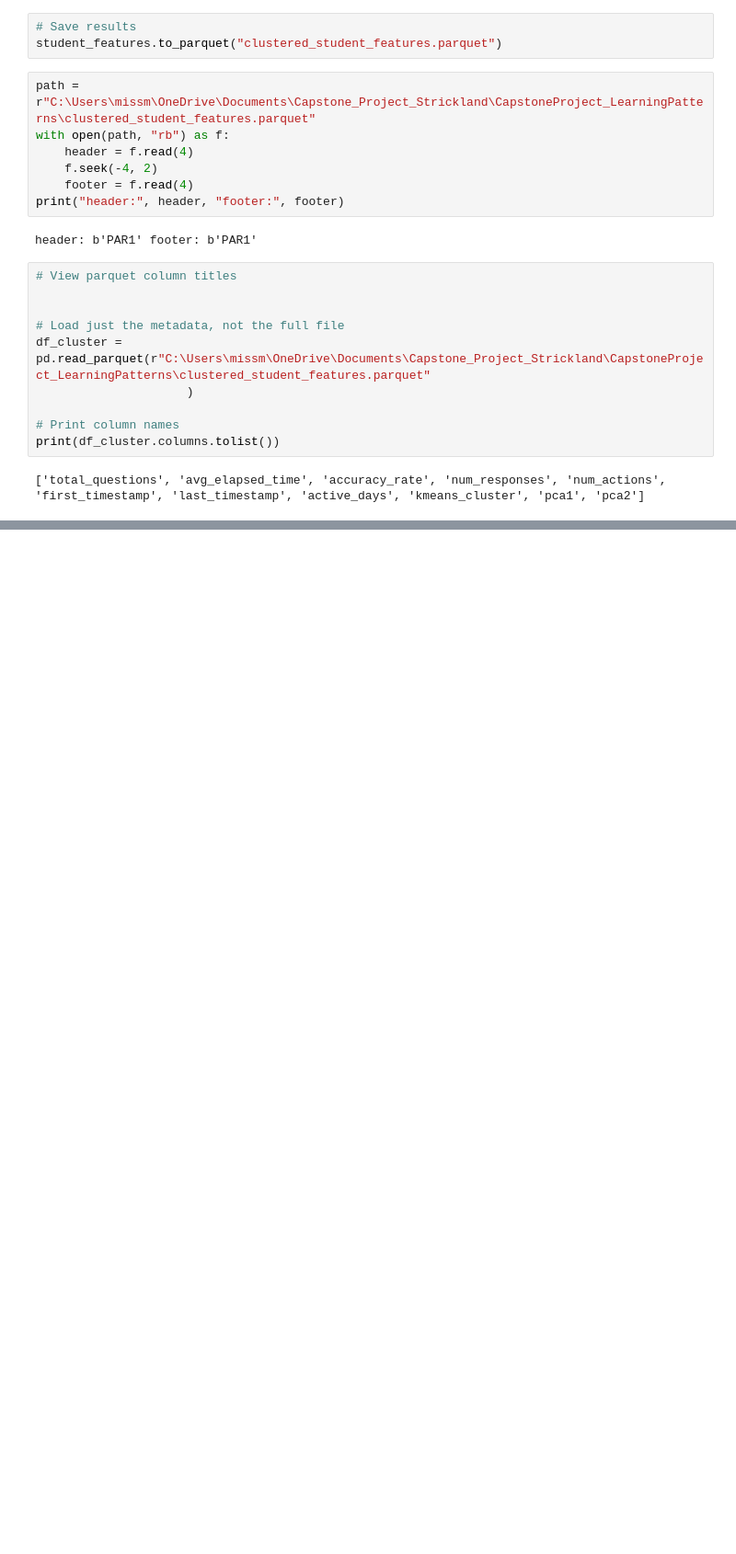
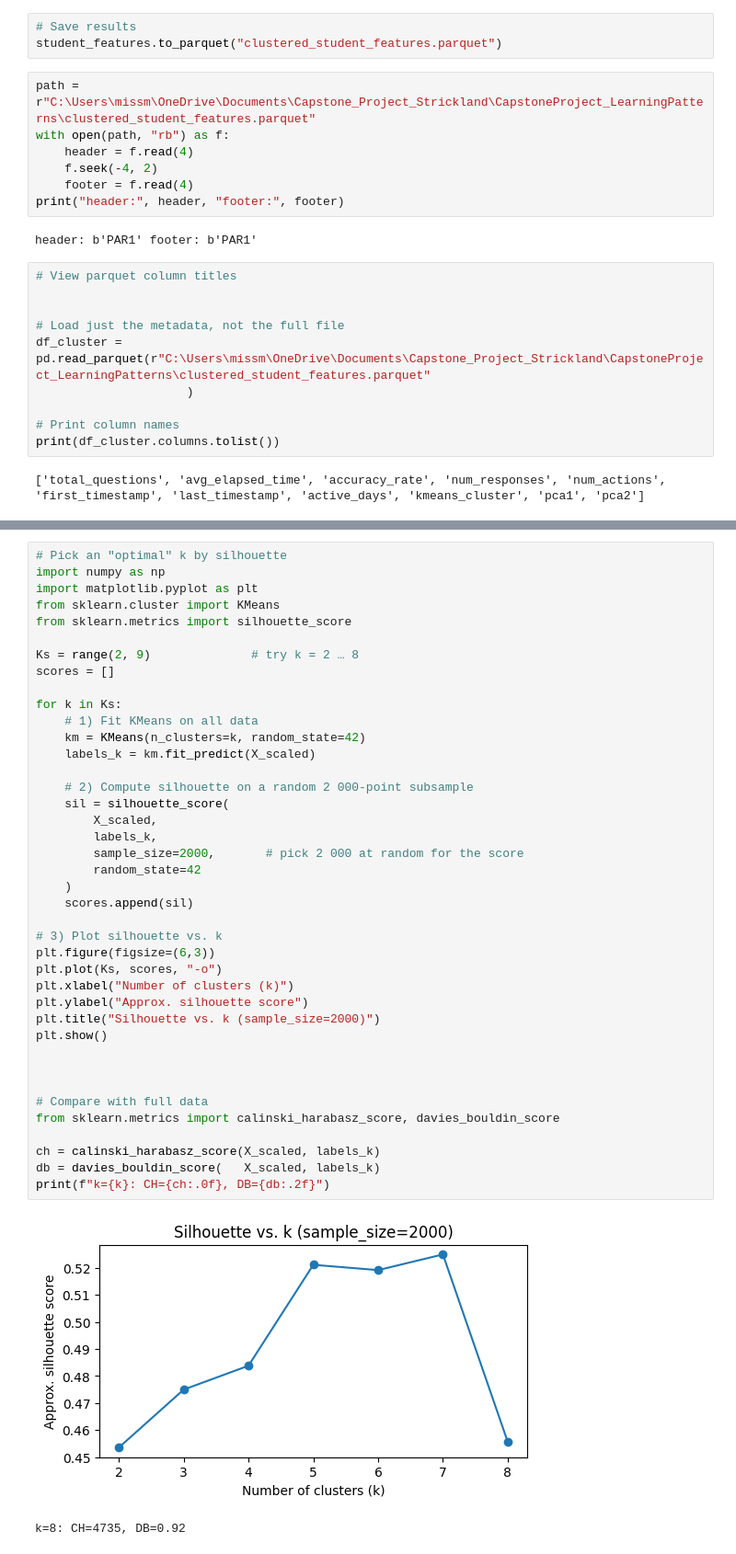
Before and after one commit to MoStrick/CapstoneProject_LearningPatterns, a Jupyter notebook: EDA.ipynb, the cells around one changed output, grey strips where cells are left out. Shown at 92% size. Drawn from its saved outputs; the diff is of its cells as text; blank space fills up the shorter version.

```diff
--- a/EDA.ipynb
+++ b/EDA.ipynb
@@ -287,0 +439,43 @@ print(df_cluster.columns.tolist())
+# %%
+# Pick an "optimal" k by silhouette
+import numpy as np
+import matplotlib.pyplot as plt
+from sklearn.cluster import KMeans
+from sklearn.metrics import silhouette_score
+
+Ks = range(2, 9)              # try k = 2 … 8
+scores = []
+
+for k in Ks:
+    # 1) Fit KMeans on all data
+    km = KMeans(n_clusters=k, random_state=42)
+    labels_k = km.fit_predict(X_scaled)
+
+    # 2) Compute silhouette on a random 2 000‐point subsample
+    sil = silhouette_score(
+        X_scaled,
+        labels_k,
+        sample_size=2000,       # pick 2 000 at random for the score
+        random_state=42
+    )
+    scores.append(sil)
+
+# 3) Plot silhouette vs. k
+plt.figure(figsize=(6,3))
+plt.plot(Ks, scores, "-o")
+plt.xlabel("Number of clusters (k)")
+plt.ylabel("Approx. silhouette score")
+plt.title("Silhouette vs. k (sample_size=2000)")
+plt.show()
+
+
+
+# Compare with full data
+from sklearn.metrics import calinski_harabasz_score, davies_bouldin_score
+
+ch = calinski_harabasz_score(X_scaled, labels_k)
+db = davies_bouldin_score(   X_scaled, labels_k)
+print(f"k={k}: CH={ch:.0f}, DB={db:.2f}")
+# %% [output]
+[figure, added]
+k=8: CH=4735, DB=0.92
```
Also changed, not shown: parts of 14 cells of this notebook, 1 other file.
